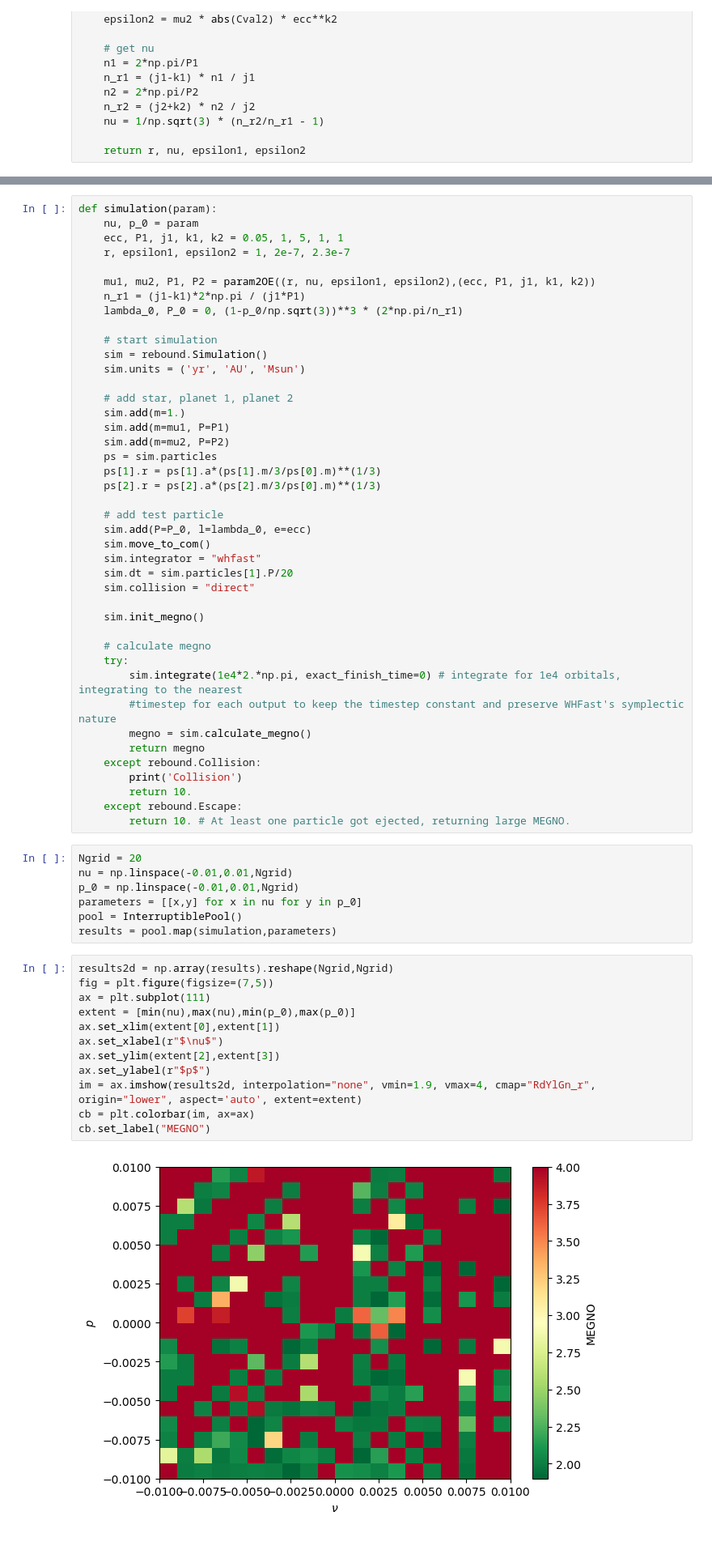
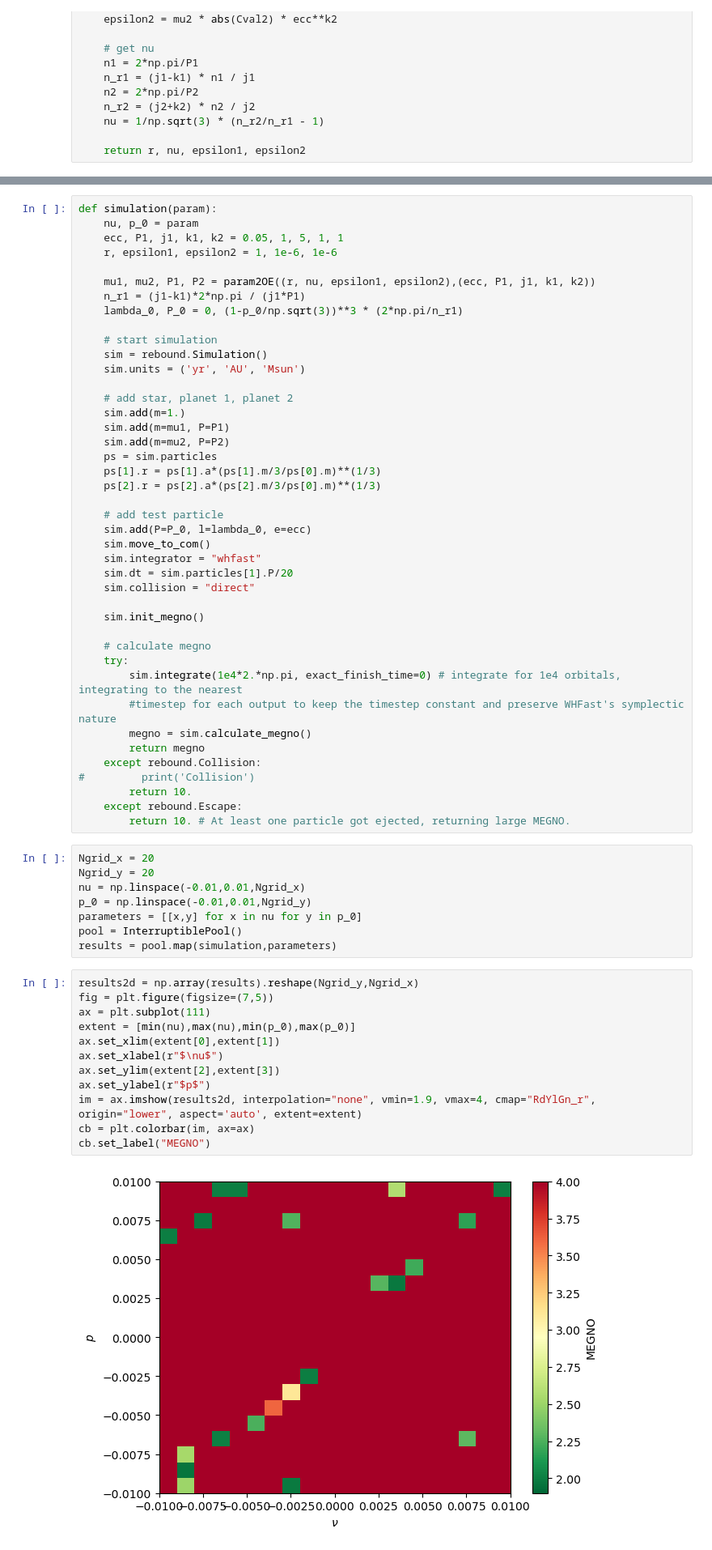
Before and after one commit to EritasY/Chaos, a Jupyter notebook: Double surface of section.ipynb, the cells around one changed output, grey strips where cells are left out. Shown at 81% size. Saved outputs shown, nothing was run; the diff lists cells and outputs as text.

```diff
--- a/Double surface of section.ipynb
+++ b/Double surface of section.ipynb
@@ -87,7 +89,7 @@ r, nu, epsilon1, epsilon2 = (1.0, 0.017856193892462593, 2.041852685898105e-07, 2
 def simulation(param):
     nu, p_0 = param
     ecc, P1, j1, k1, k2 = 0.05, 1, 5, 1, 1
-    r, epsilon1, epsilon2 = 1, 2e-7, 2.3e-7
+    r, epsilon1, epsilon2 = 1, 1e-6, 1e-6
 
     mu1, mu2, P1, P2 = param2OE((r, nu, epsilon1, epsilon2),(ecc, P1, j1, k1, k2))
     n_r1 = (j1-k1)*2*np.pi / (j1*P1)
@@ -121,28 +123,29 @@ def simulation(param):
         megno = sim.calculate_megno()
         return megno
     except rebound.Collision:
-        print('Collision')
+#         print('Collision')
         return 10.
     except rebound.Escape:
         return 10. # At least one particle got ejected, returning large MEGNO.
 # %%
-Ngrid = 20
-nu = np.linspace(-0.01,0.01,Ngrid)
-p_0 = np.linspace(-0.01,0.01,Ngrid)
+Ngrid_x = 20
+Ngrid_y = 20
+nu = np.linspace(-0.01,0.01,Ngrid_x)
+p_0 = np.linspace(-0.01,0.01,Ngrid_y)
 parameters = [[x,y] for x in nu for y in p_0]
 pool = InterruptiblePool()
 results = pool.map(simulation,parameters)
 # %%
-results2d = np.array(results).reshape(Ngrid,Ngrid)
+results2d = np.array(results).reshape(Ngrid_y,Ngrid_x)
 fig = plt.figure(figsize=(7,5))
 ax = plt.subplot(111)
 extent = [min(nu),max(nu),min(p_0),max(p_0)]
 ax.set_xlim(extent[0],extent[1])
 ax.set_xlabel(r"$\nu$")
 ax.set_ylim(extent[2],extent[3])
 ax.set_ylabel(r"$p$")
 im = ax.imshow(results2d, interpolation="none", vmin=1.9, vmax=4, cmap="RdYlGn_r", origin="lower", aspect='auto', extent=extent)
 cb = plt.colorbar(im, ax=ax)
 cb.set_label("MEGNO")
 # %% [output]
-[figure, old version]
+[figure, new version]
```
Also changed, not shown: parts of 1 cell of this notebook, 2 other files.
